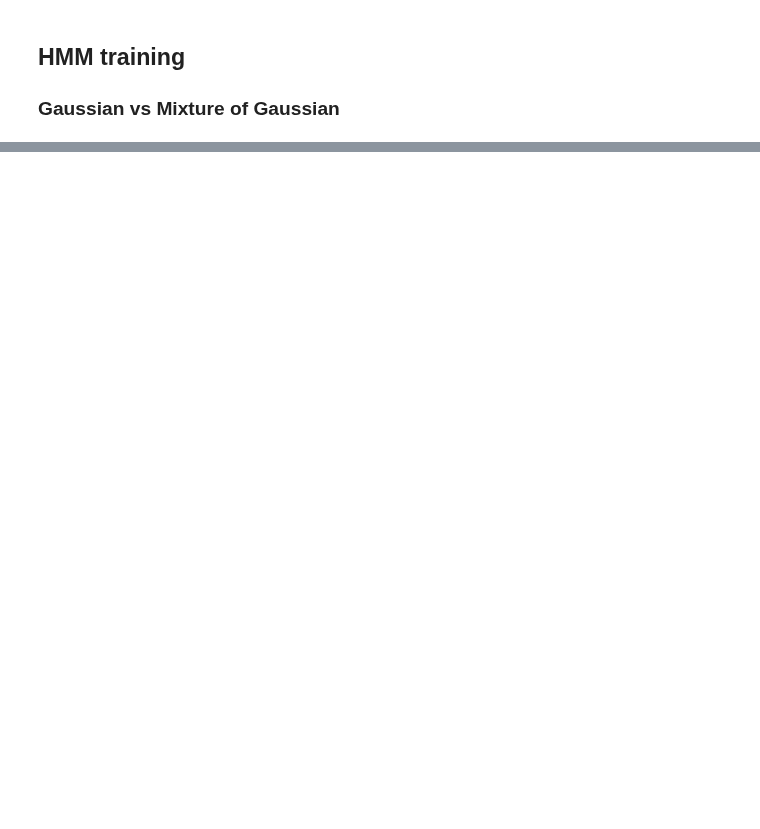
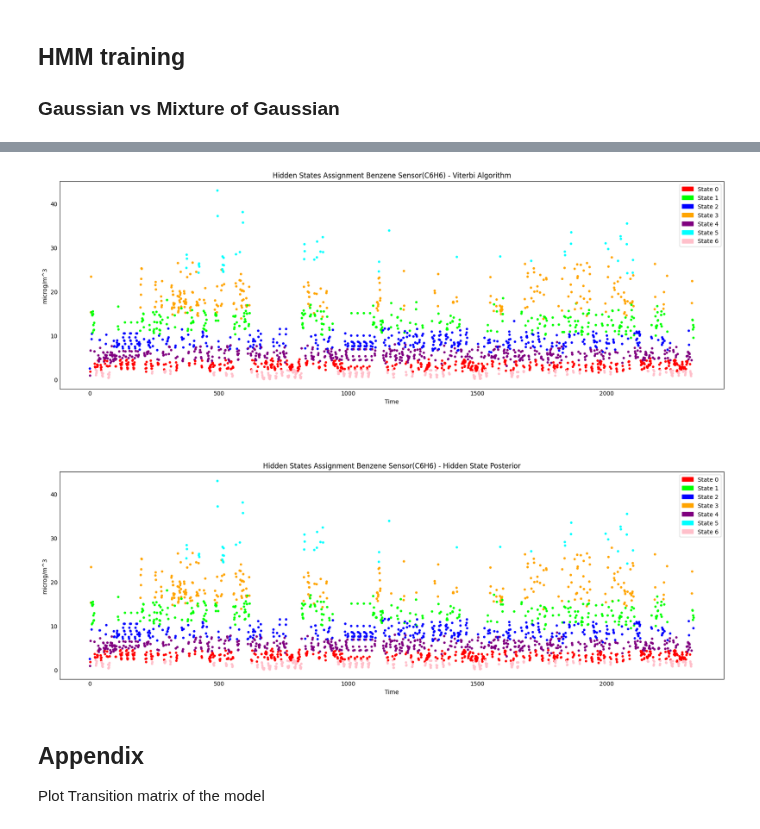
Before and after one commit to JacopoRaffi/ISPR_Assignments, a Jupyter notebook: Assignment2/ISPR_Midterm2_Assignment1_JacopoRaffi.ipynb, the cells around one changed output, grey strips where cells are left out. Saved outputs shown, nothing was run; the diff lists cells and outputs as text; code cells hidden in the pictures; blank space fills up the shorter version.

```diff
--- a/Assignment2/ISPR_Midterm2_Assignment1_JacopoRaffi.ipynb
+++ b/Assignment2/ISPR_Midterm2_Assignment1_JacopoRaffi.ipynb
@@ -14,10 +28,19 @@ data = data[['Date', 'Time', 'C6H6(GT)']] # for the assignment just need one sen
 # %%
 data = data.replace(',', '.', regex=True) # need to do this to convert numbers into float (values are written with ',' and not '.')
 data['C6H6(GT)'] = data['C6H6(GT)'].astype(float)
-data['C6H6(GT)'] = data['C6H6(GT)'].replace(-200, pd.NA) # so to avoid missing values when computing the
 
-means = data.groupby('Time')['C6H6(GT)'].mean() # averages for each hour of the day
-data['C6H6(GT)'] = data.apply(lambda row: means[row['Time']] if pd.isna(row['C6H6(GT)']) else row['C6H6(GT)'], axis=1) # change missing values
+seq = data['C6H6(GT)'].to_numpy()
+for i, elem in enumerate(seq):
+    if elem == -200:
+        if seq[i+1] == -200 or seq[i-1] == -200:
+            seq[i] = seq[i - 24] # same hour day before
+        else:
+            seq[i] = mean([seq[i-1], seq[i+1]])
+
+data['C6H6(GT)'] = seq
+#data['C6H6(GT)'] = data['C6H6(GT)'].replace(-200, pd.NA) # so to avoid missing values when computing the
+#means = data.groupby('Time')['C6H6(GT)'].mean() # averages for each hour of the day
+#data['C6H6(GT)'] = data.apply(lambda row: means[row['Time']] if pd.isna(row['C6H6(GT)']) else row['C6H6(GT)'], axis=1) # change missing values
 # %% [markdown]
 ## HMM training
 ### Gaussian vs Mixture of Gaussian
@@ -69,0 +96,53 @@ mps_log_prob, mps_states = gauss_model.decode(subseq, algorithm='map')
+# %%
+# for the plots use scatter and colors and plot also a single line (- - - -) for each states (of course use the same colour)
+states = 7
+
+color_dict = {
+    0: '#FF0000',
+    1: '#00FF00',
+    2: '#0000FF',
+    3: '#FFA500',
+    4: '#800080',
+    5: '#00FFFF',
+    6: '#FFC0CB'
+}
+
+labels = [f'State {i}' for i in range(states)]
+
+legend = [mpatches.Patch(color=color_dict[i], label=labels[i]) for i in range(states)]
+
+mps_colors = []
+v_colors = []
+for i, c in enumerate(subseq):
+  v_colors.append(color_dict[v_states[i]])
+  mps_colors.append(color_dict[mps_states[i]])
+
+# plot
+fig, ax = plt.subplots(2, 1, figsize = (20,15))
+
+ax[0].set_title("Hidden States Assignment Benzene Sensor(C6H6) - Viterbi Algorithm")
+ax[0].set_xlabel("Time")
+ax[0].set_ylabel("microg/m^3")
+ax[0].scatter(data.index[0: subseq_size], subseq, s=10, c=v_colors)
+ax[0].legend(handles=legend)
+
+ax[1].set_title("Hidden States Assignment Benzene Sensor(C6H6) - Hidden State Posterior")
+ax[1].set_xlabel("Time")
+ax[1].set_ylabel("microg/m^3")
+ax[1].scatter(data.index[0: subseq_size], subseq, s=10, c=mps_colors)
+ax[1].legend(handles=legend)
+
+ax[0].grid(False)
+ax[1].grid(False)
+plt.subplots_adjust(left=0.1,
+                    bottom=0.1,
+                    right=0.9,
+                    top=0.9,
+                    wspace=0.4,
+                    hspace=0.4)
+plt.show()
+# %% [output]
+[figure, added]
+# %% [markdown]
+## Appendix
+Plot Transition matrix of the model
```
Also changed, not shown: parts of 11 cells of this notebook.
